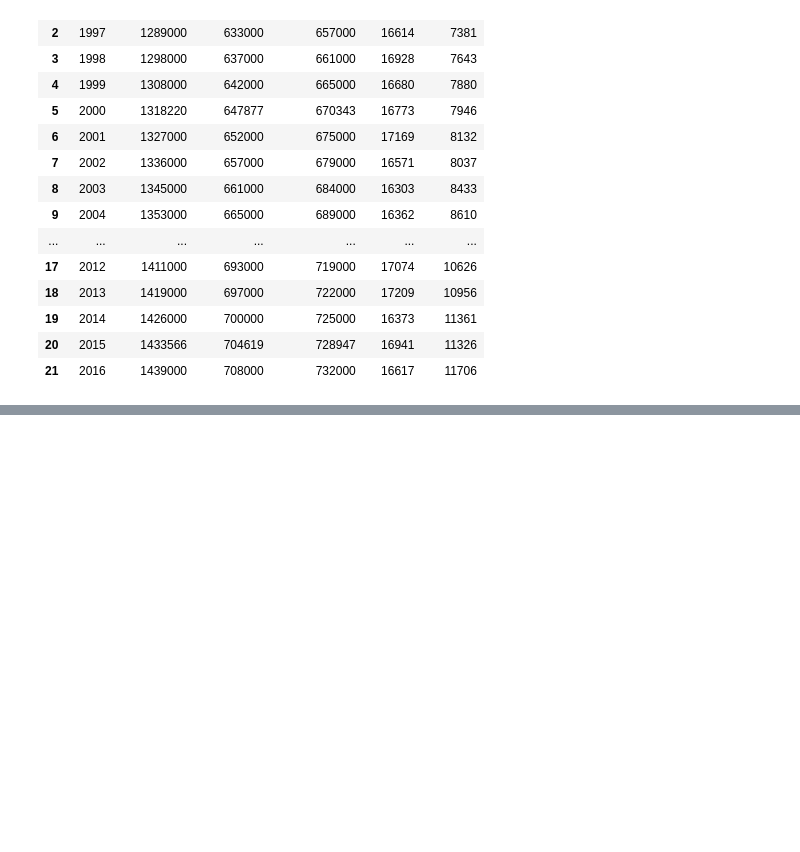
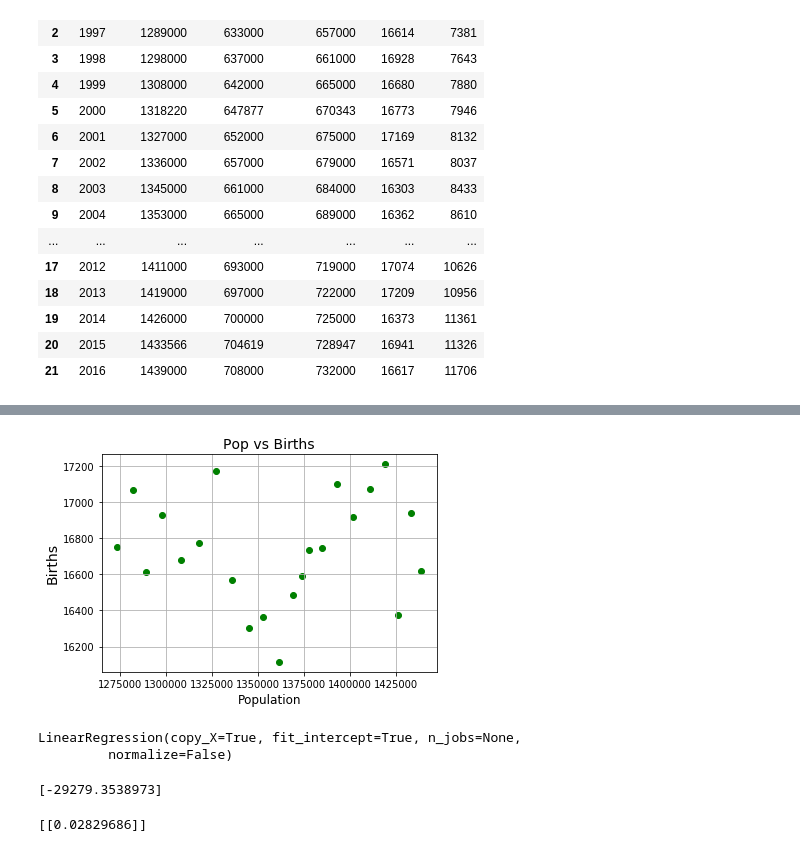
Before and after one commit to 9cLUNA/Okinawa-Population, a Jupyter notebook: oki_pop.ipynb, the cells around one changed output, grey strips where cells are left out. Cells and saved outputs as stored; diff of their text form; code cells hidden in the pictures; blank space fills up the shorter version.

```diff
--- a/oki_pop.ipynb
+++ b/oki_pop.ipynb
@@ -212,0 +215,9 @@ df
+# %%
+plt.scatter(df['TOTAL POP'], df['BIRTHS'], color = 'green')
+plt.title('Pop vs Births', fontsize = 14)
+plt.xlabel('Population', fontsize = 12)
+plt.ylabel('Births', fontsize = 14)
+plt.grid(True)
+plt.show()
+# %% [output]
+[figure, added]
@@ -212,0 +231,13 @@ df
+# %%
+regressor.fit(X_train, y_train) # Training the algorithm
+# %% [output]
+LinearRegression(copy_X=True, fit_intercept=True, n_jobs=None,
+         normalize=False)
+# %%
+print(regressor.intercept_)
+# %% [output]
+[-29279.3538973]
+# %%
+print(regressor.coef_) # for every one unit of change in Population, the change in Deaths is .02%.
+# %% [output]
+[[0.02829686]]
```
Also changed, not shown: parts of 19 cells of this notebook, 1 other file.
